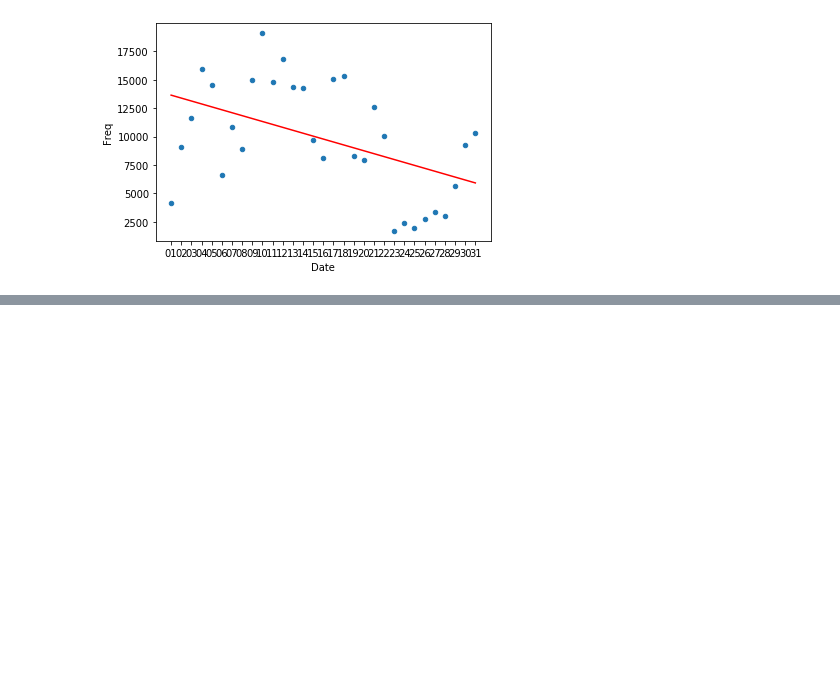
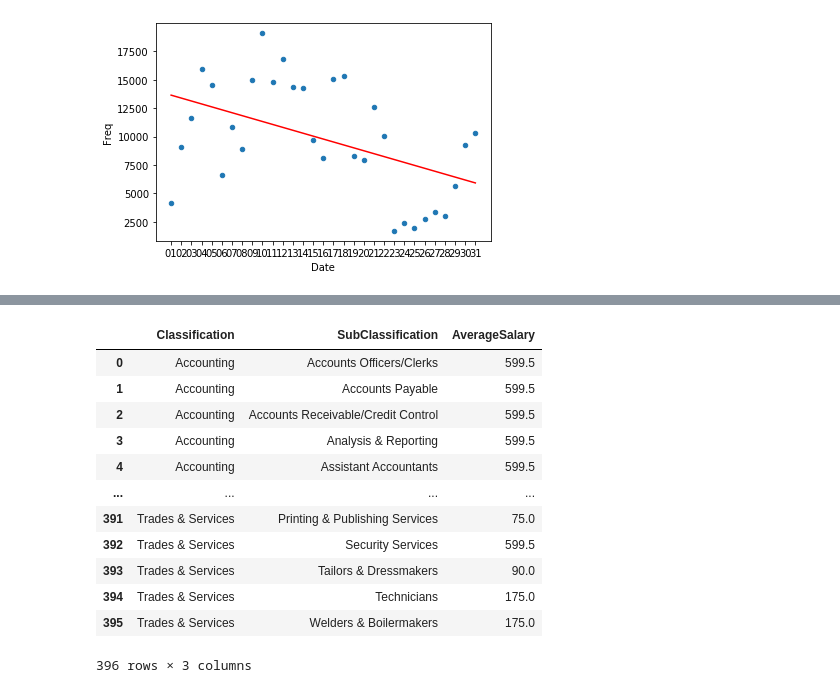
Before and after one commit to EthanLewis15/3803ICT_Big_Data_Assignment, a Jupyter notebook: assignment_main.ipynb, the cells around one changed output, grey strips where cells are left out. Cells and saved outputs as stored; diff of their text form; code cells hidden in the pictures; blank space fills up the shorter version.

```diff
--- a/assignment_main.ipynb
+++ b/assignment_main.ipynb
@@ -516,0 +552,19 @@ dataFrame.plot(x='Date', y='Treg', color='Red', legend=False,ax=ax)
+# %%
+#Find the highest paying subclassification in each classification
+dataFrame = baseDataFrame.dropna(subset=['Classification', 'AverageSalary'])
+dataFrame =  dataFrame.loc[0:, ['Classification','SubClassification','AverageSalary']]
+dataFrame.groupby(['Classification', 'SubClassification'], as_index=False)['AverageSalary'].max()
+# %% [output]
+|  | Classification | SubClassification | AverageSalary |
+| 0 | Accounting | Accounts Officers/Clerks | 599.5 |
+| 1 | Accounting | Accounts Payable | 599.5 |
+| 2 | Accounting | Accounts Receivable/Credit Control | 599.5 |
+| 3 | Accounting | Analysis & Reporting | 599.5 |
+| 4 | Accounting | Assistant Accountants | 599.5 |
+| ... | ... | ... | ... |
+| 391 | Trades & Services | Printing & Publishing Services | 75.0 |
+| 392 | Trades & Services | Security Services | 599.5 |
+| 393 | Trades & Services | Tailors & Dressmakers | 90.0 |
+| 394 | Trades & Services | Technicians | 175.0 |
+| 395 | Trades & Services | Welders & Boilermakers | 175.0 |
+396 rows × 3 columns
```
Also changed, not shown: parts of 4 cells of this notebook.
